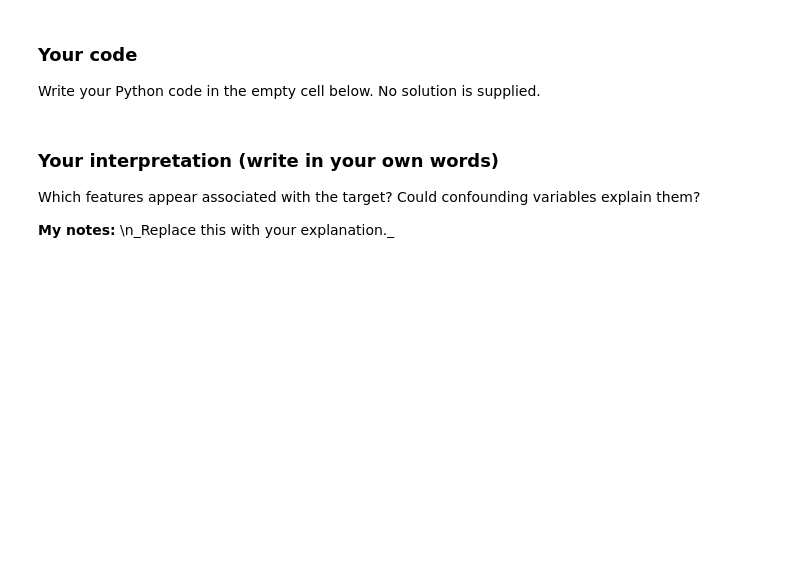
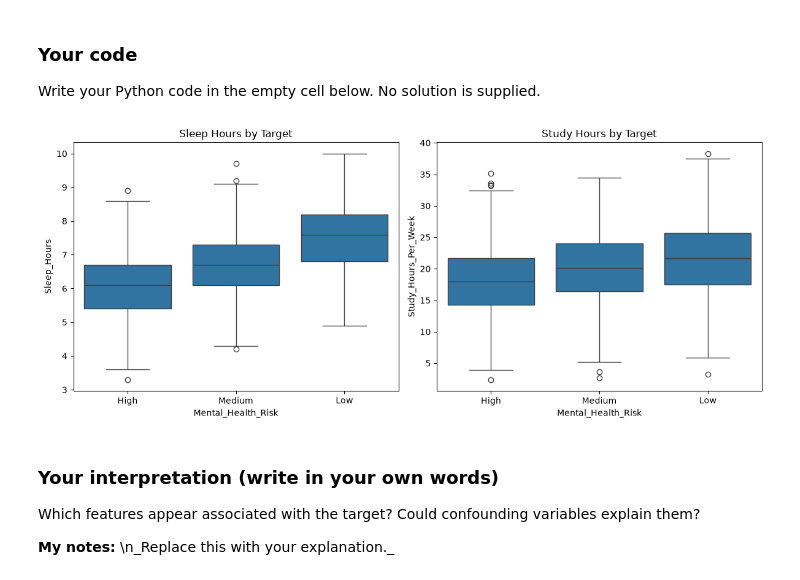
Before and after one commit to ElMehdiCherkaoui/Pr-diction-du-risque-de-sant-mentale-chez-les-tudiants, a Jupyter notebook: student-mental-health/notebooks/01_eda.ipynb, the cells around one changed output. Saved outputs shown, nothing was run; the diff lists cells and outputs as text; code cells hidden in the pictures; blank space fills up the shorter version.

```diff
--- a/student-mental-health/notebooks/01_eda.ipynb
+++ b/student-mental-health/notebooks/01_eda.ipynb
@@ -457,6 +522,29 @@ This helps identify potentially informative features and exposes data collection
 # %% [markdown]
 ### Your code
 Write your Python code in the empty cell below. No solution is supplied.
+# %%
+fig, ax = plt.subplots(1, 2, figsize=(12, 5))
+
+sns.boxplot(
+    data=dataSet,
+    x= target_column,
+    y="Sleep_Hours",
+    ax=ax[0]
+)
+ax[0].set_title("Sleep Hours by Target")
+
+sns.boxplot(
+    data=dataSet,
+    x=target_column,
+    y="Study_Hours_Per_Week",
+    ax=ax[1]
+)
+ax[1].set_title("Study Hours by Target")
+
+plt.tight_layout()
+plt.show()
+# %% [output]
+[figure, added]
 # %% [markdown]
 ### Your interpretation (write in your own words)
 Which features appear associated with the target? Could confounding variables explain them?
```
Also changed, not shown: parts of 4 cells of this notebook.
